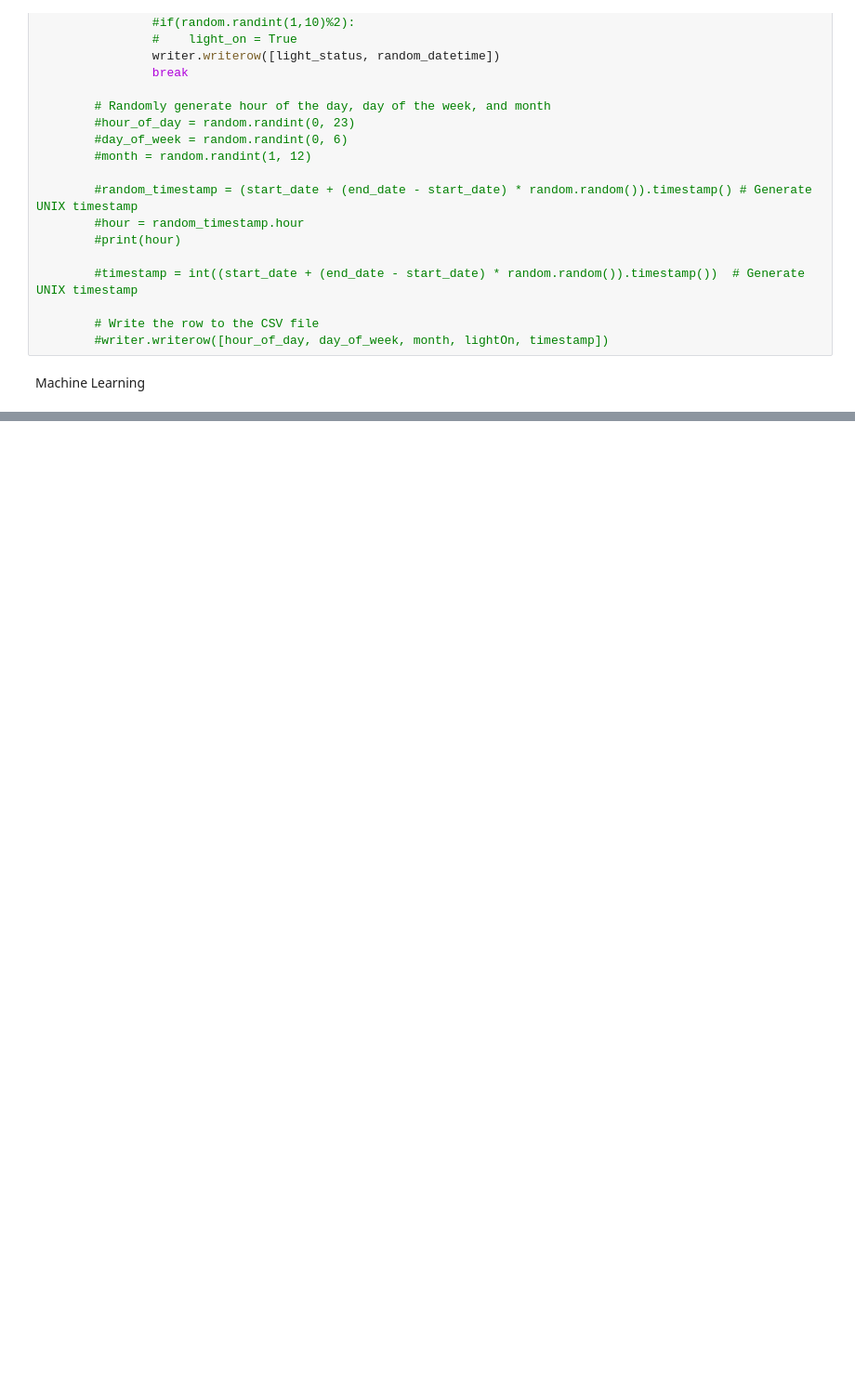
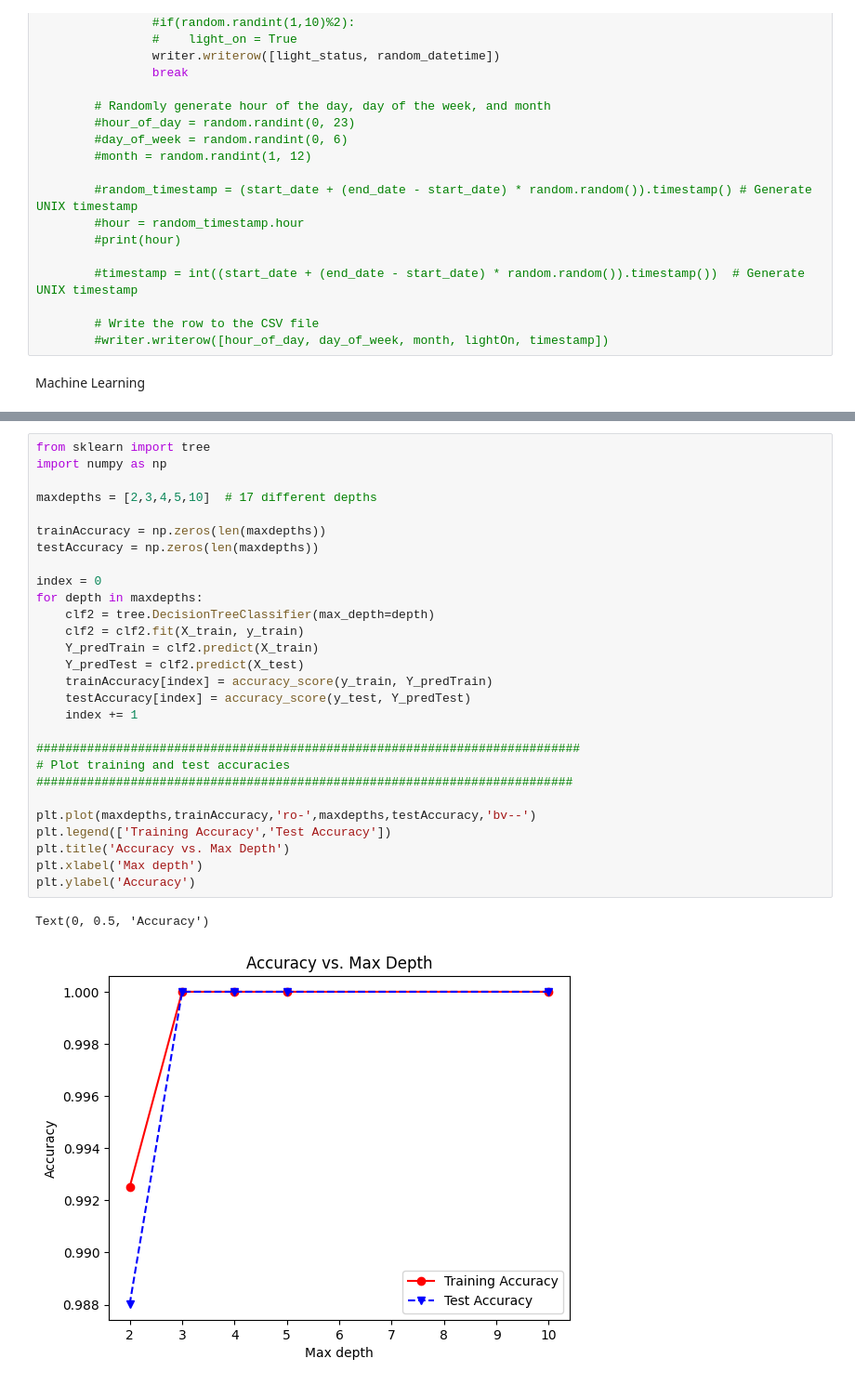
Before and after one commit to RoyTeong/CSC2106_T12_Group-Project, a Jupyter notebook: ml/machine_learning.ipynb, the cells around one changed output, grey strips where cells are left out. Shown at 93% size. Drawn from its saved outputs; the diff is of its cells as text; blank space fills up the shorter version.

Commit message:
i added accuracy vs max depth chart

```diff
--- a/ml/machine_learning.ipynb
+++ b/ml/machine_learning.ipynb
@@ -113,0 +117,31 @@ At 20:41, light predicted to on -- Actual: ON
+# %%
+from sklearn import tree
+import numpy as np
+
+maxdepths = [2,3,4,5,10]  # 17 different depths
+
+trainAccuracy = np.zeros(len(maxdepths))
+testAccuracy = np.zeros(len(maxdepths))
+
+index = 0
+for depth in maxdepths:
+    clf2 = tree.DecisionTreeClassifier(max_depth=depth)
+    clf2 = clf2.fit(X_train, y_train)
+    Y_predTrain = clf2.predict(X_train)
+    Y_predTest = clf2.predict(X_test)
+    trainAccuracy[index] = accuracy_score(y_train, Y_predTrain)
+    testAccuracy[index] = accuracy_score(y_test, Y_predTest)
+    index += 1
+
+###########################################################################
+# Plot training and test accuracies
+##########################################################################
+
+plt.plot(maxdepths,trainAccuracy,'ro-',maxdepths,testAccuracy,'bv--')
+plt.legend(['Training Accuracy','Test Accuracy'])
+plt.title('Accuracy vs. Max Depth')
+plt.xlabel('Max depth')
+plt.ylabel('Accuracy')
+# %% [output]
+Text(0, 0.5, 'Accuracy')
+[figure, added]
```
Also changed, not shown: parts of 1 cell of this notebook.
